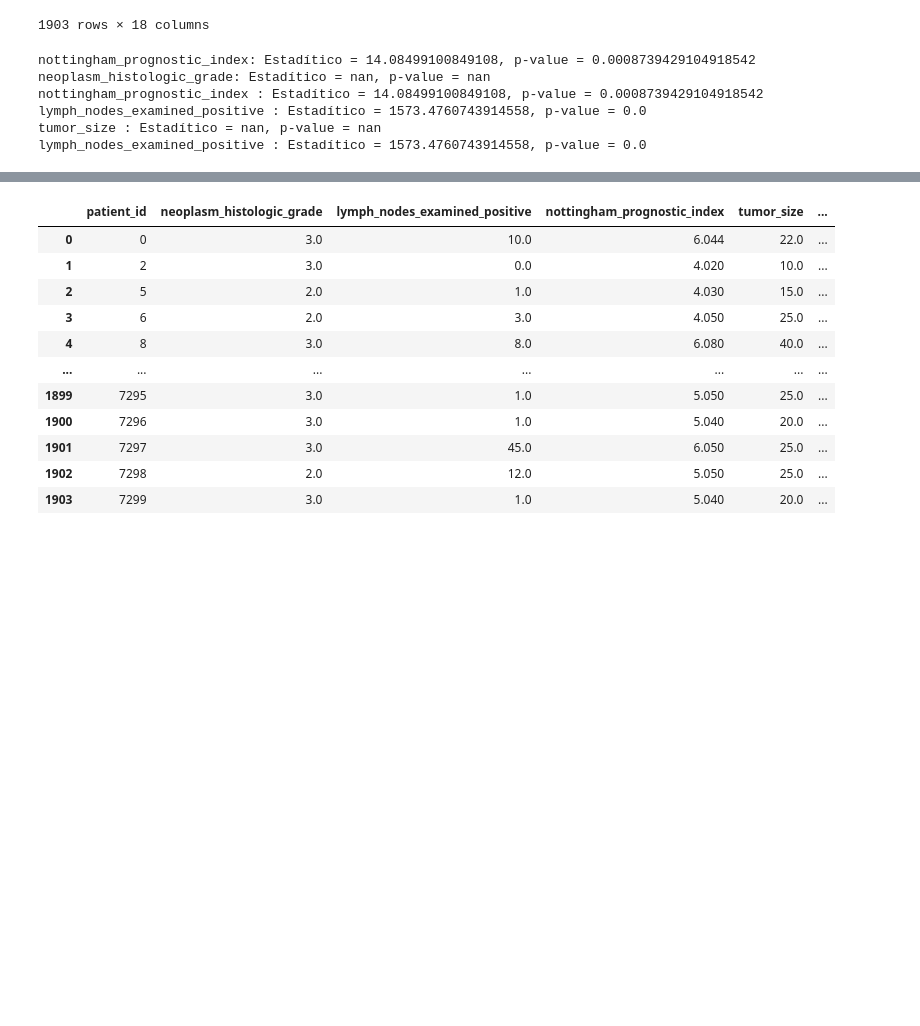
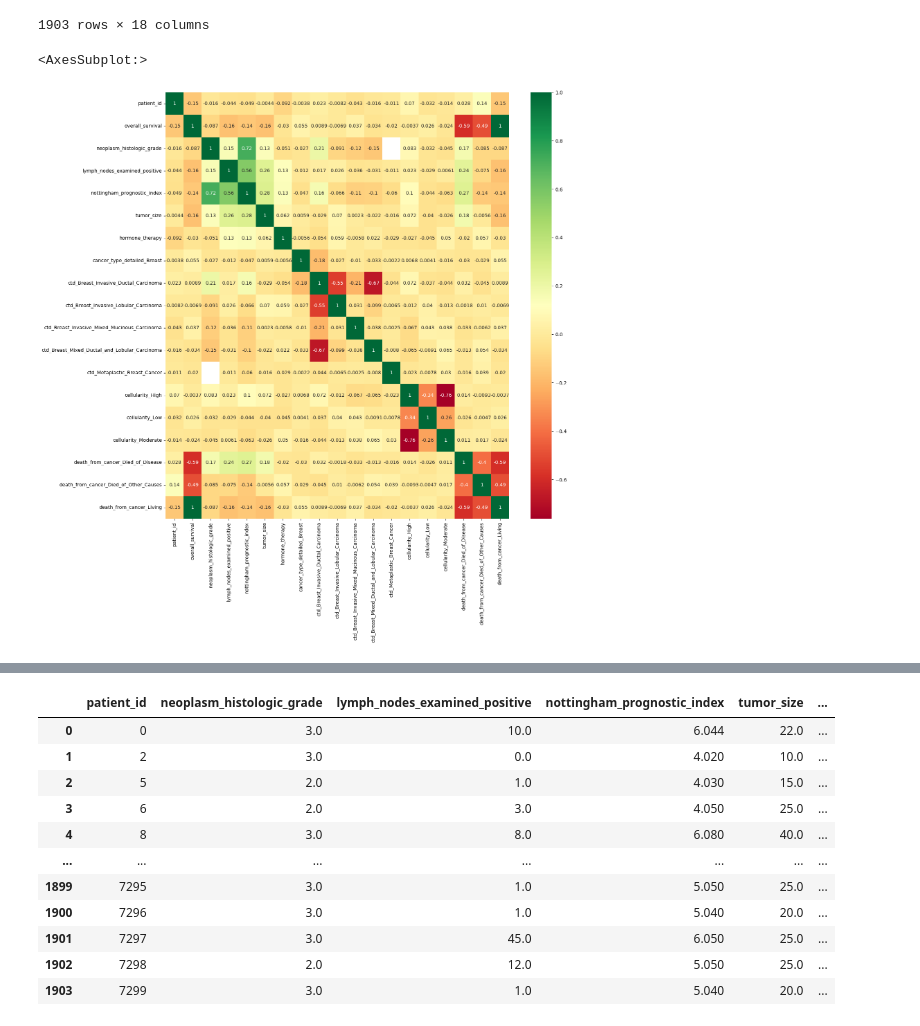
Before and after one commit to SebasM2000/DataBase_Sttcs, a Jupyter notebook: comp.ipynb, the cells around one changed output, grey strips where cells are left out. Saved outputs shown, nothing was run; the diff lists cells and outputs as text; code cells hidden in the pictures; blank space fills up the shorter version.

```diff
--- a/comp.ipynb
+++ b/comp.ipynb
@@ -211,32 +197,10 @@ analisis2
 | 1902 | 7298 | 2.0 | 12.0 | 5.050 | 25.0 | ... |
 | 1903 | 7299 | 3.0 | 1.0 | 5.040 | 20.0 | ... |
 1903 rows × 18 columns
-# %%
-from scipy import stats
-#Normalidad de los residuos D'Agostino's K-squared test
-k2, p_value = stats.normaltest(analisis2.nottingham_prognostic_index )
-print(f"nottingham_prognostic_index: Estadítico = {k2}, p-value = {p_value}")
-k2, p_value = stats.normaltest(analisis2.neoplasm_histologic_grade )
-print(f"neoplasm_histologic_grade: Estadítico = {k2}, p-value = {p_value}")
-
-
-
-
-k2, p_value = stats.normaltest(analisis2.nottingham_prognostic_index   )
-print(f"nottingham_prognostic_index : Estadítico = {k2}, p-value = {p_value}")
-
-
-k2, p_value = stats.normaltest(analisis2.lymph_nodes_examined_positive       )
-print(f"lymph_nodes_examined_positive : Estadítico = {k2}, p-value = {p_value}")
-
-k2, p_value = stats.normaltest(analisis2.tumor_size      )
-print(f"tumor_size : Estadítico = {k2}, p-value = {p_value}")
-k2, p_value = stats.normaltest(analisis2.lymph_nodes_examined_positive       )
-print(f"lymph_nodes_examined_positive : Estadítico = {k2}, p-value = {p_value}")
-# %% [output]
-nottingham_prognostic_index: Estadítico = 14.08499100849108, p-value = 0.0008739429104918542
-neoplasm_histologic_grade: Estadítico = nan, p-value = nan
-nottingham_prognostic_index : Estadítico = 14.08499100849108, p-value = 0.0008739429104918542
-lymph_nodes_examined_positive : Estadítico = 1573.4760743914558, p-value = 0.0
-tumor_size : Estadítico = nan, p-value = nan
-lymph_nodes_examined_positive : Estadítico = 1573.4760743914558, p-value = 0.0
+# %%
+#comparando independencia entre variables
+plt.figure(figsize = (16,16))
+sns.heatmap(analisis1.corr(), annot = True, cmap = "RdYlGn")
+# %% [output]
+<AxesSubplot:>
+[figure, added]
```
Also changed, not shown: parts of 19 cells of this notebook.
